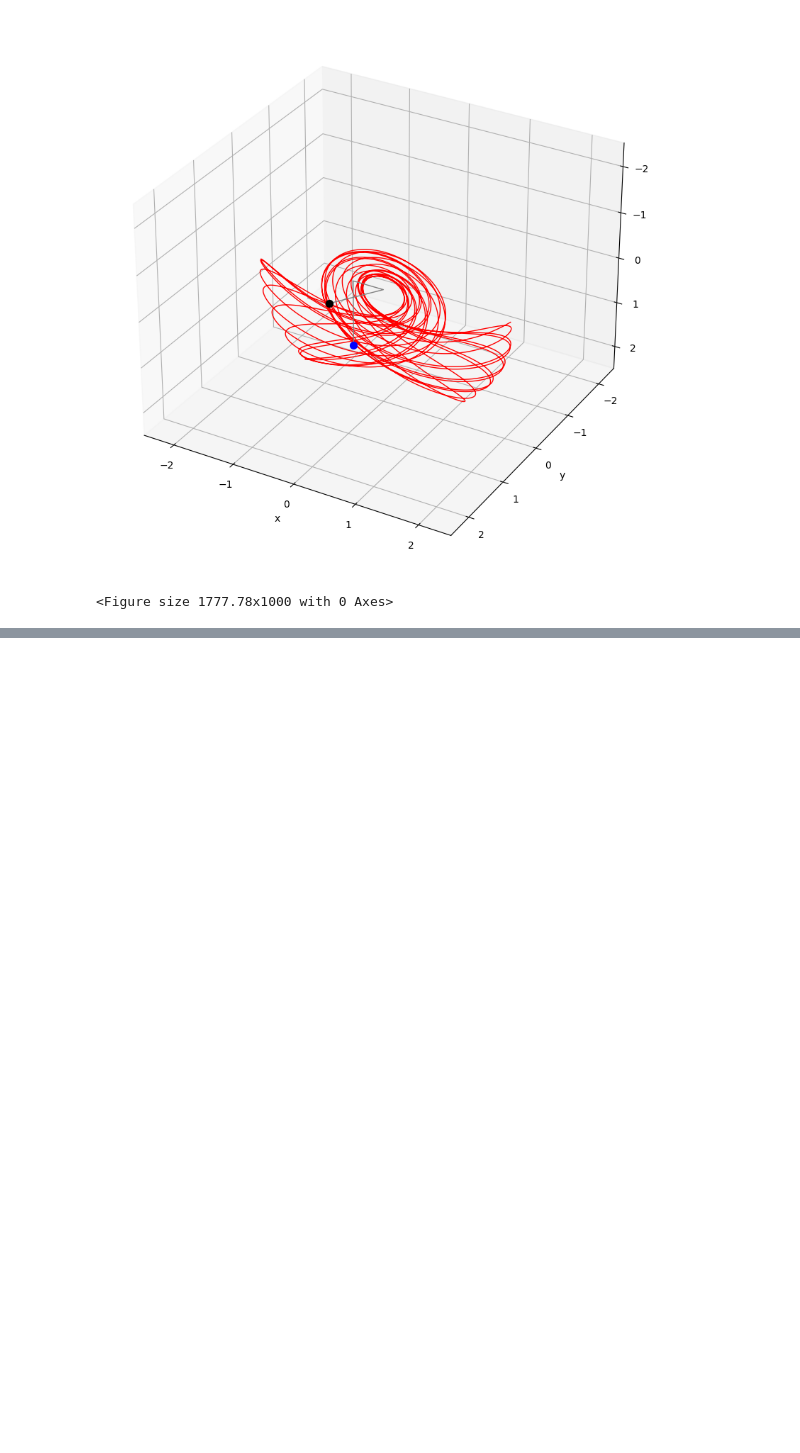
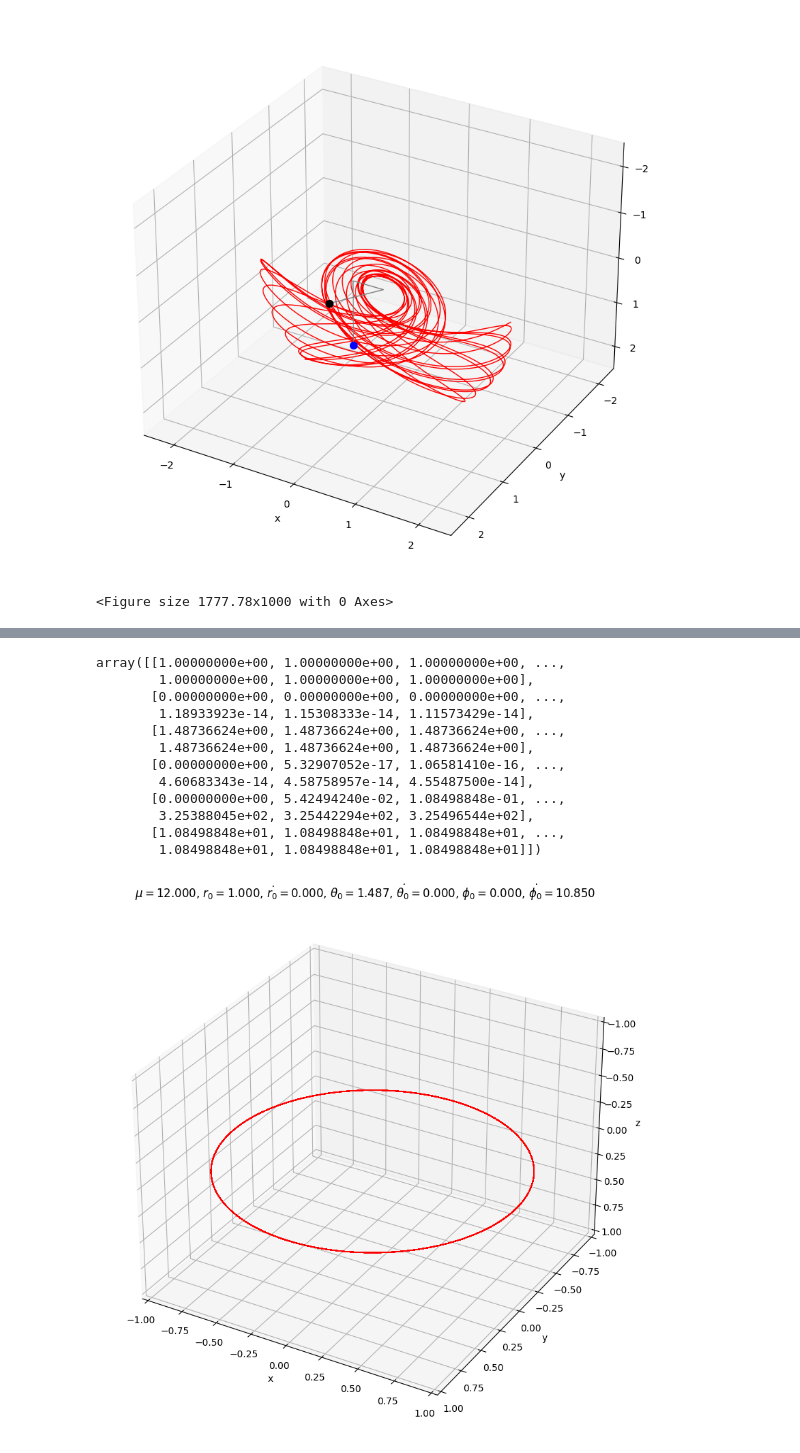
Before and after one commit to pgot/swingingatwood, a Jupyter notebook: main.ipynb, the cells around one changed output, grey strips where cells are left out. Drawn from its saved outputs; the diff is of its cells as text; code cells hidden in the pictures; blank space fills up the shorter version.

```diff
--- a/main.ipynb
+++ b/main.ipynb
@@ -439,0 +454,19 @@ anim3d(mu=5, state=np.array([2, 0, np.pi/2, 0, -.05, 0]), t=30, interval=30, fig
+# %%
+# circular motion variables we can change
+c_mu = 12
+c_r = 1
+SAM3d(c_mu, [c_r, 0, np.arccos(1/c_mu), 0, 0, np.sqrt((c_mu*g)/c_r)], 30, True, figsize=(160/9, 10)) # circular
+# %% [output]
+array([[1.00000000e+00, 1.00000000e+00, 1.00000000e+00, ...,
+        1.00000000e+00, 1.00000000e+00, 1.00000000e+00],
+       [0.00000000e+00, 0.00000000e+00, 0.00000000e+00, ...,
+        1.18933923e-14, 1.15308333e-14, 1.11573429e-14],
+       [1.48736624e+00, 1.48736624e+00, 1.48736624e+00, ...,
+        1.48736624e+00, 1.48736624e+00, 1.48736624e+00],
+       [0.00000000e+00, 5.32907052e-17, 1.06581410e-16, ...,
+        4.60683343e-14, 4.58758957e-14, 4.55487500e-14],
+       [0.00000000e+00, 5.42494240e-02, 1.08498848e-01, ...,
+        3.25388045e+02, 3.25442294e+02, 3.25496544e+02],
+       [1.08498848e+01, 1.08498848e+01, 1.08498848e+01, ...,
+        1.08498848e+01, 1.08498848e+01, 1.08498848e+01]])
+[figure, added]
```
Also changed, not shown: parts of 12 cells of this notebook, 2 other files.
